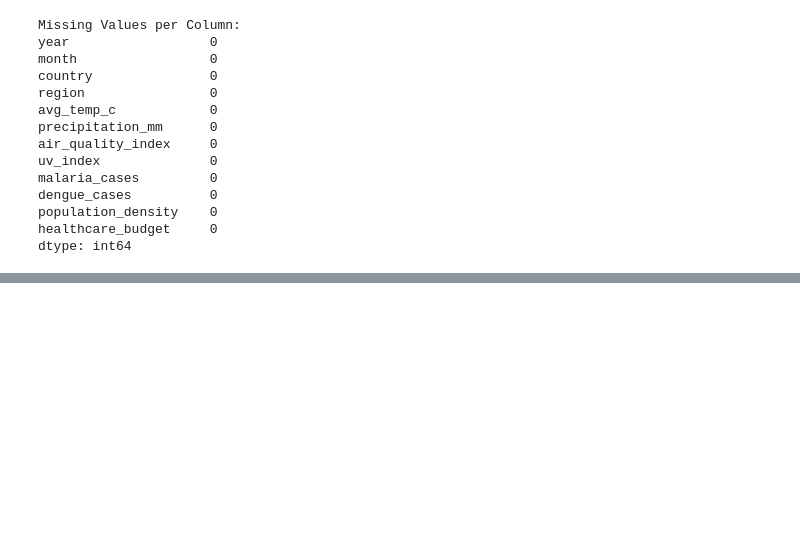
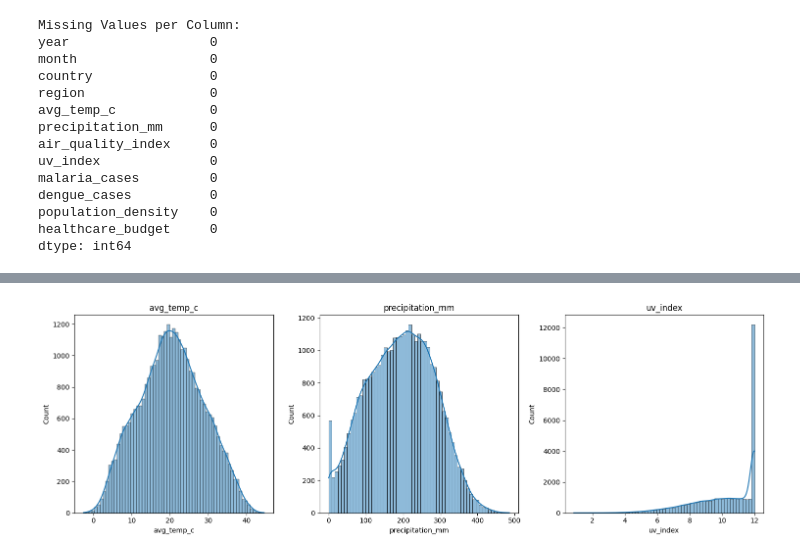
Before and after one commit to Seemant-10/Climate-Driven-Disease-Outbreak-Prediction, a Jupyter notebook: sourceCodeFiles/main.ipynb, the cells around one changed output, grey strips where cells are left out. Drawn from its saved outputs; the diff is of its cells as text; code cells hidden in the pictures; blank space fills up the shorter version.

```diff
--- a/sourceCodeFiles/main.ipynb
+++ b/sourceCodeFiles/main.ipynb
@@ -81,0 +101,10 @@ dtype: int64
+# %%
+num_cols = ["avg_temp_c", "precipitation_mm", "uv_index"]
+fig, axes = plt.subplots(1, 3, figsize=(15, 5))
+for ax, col in zip(axes, num_cols):
+    sns.histplot(df[col], kde=True, ax=ax)
+    ax.set_title(col)
+plt.tight_layout()
+plt.show()
+# %% [output]
+[figure, added]
```
Also changed, not shown: parts of 13 cells of this notebook.
